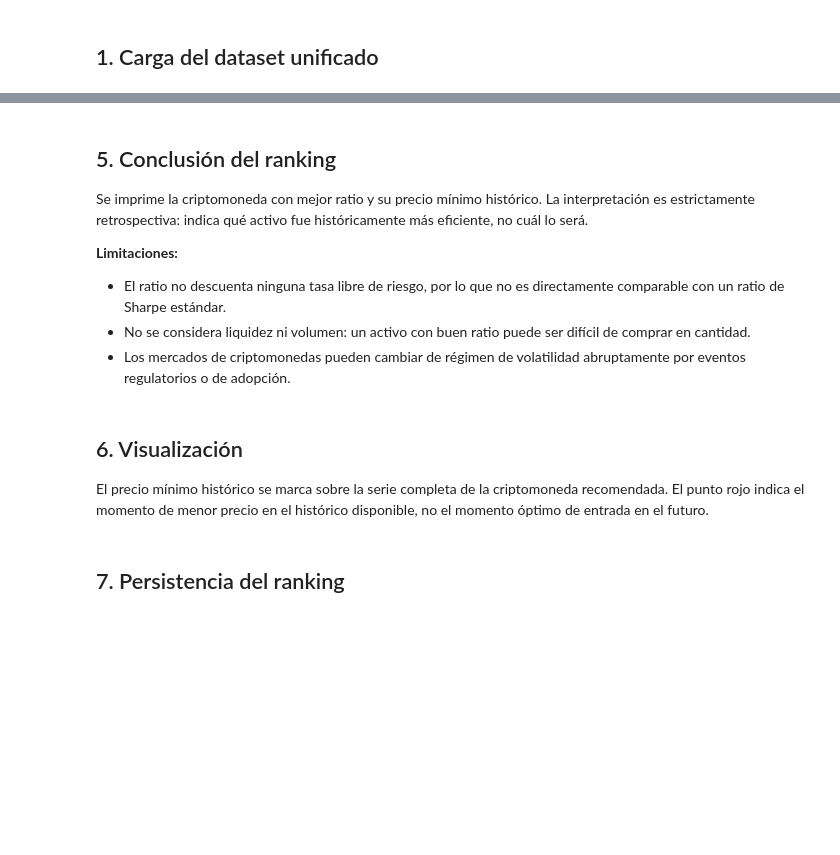
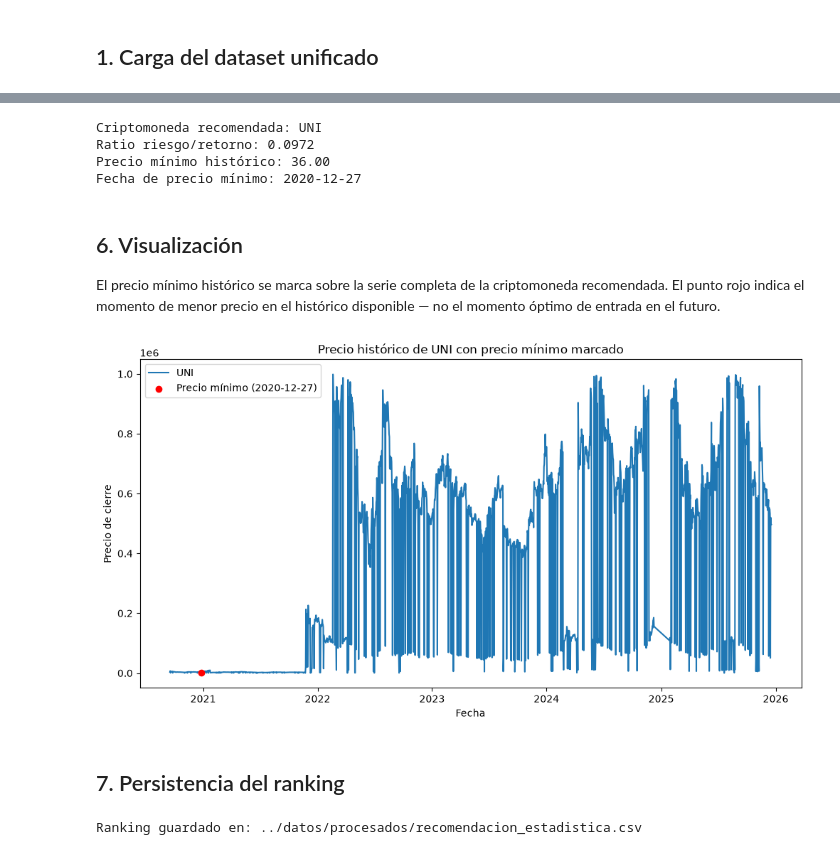
Before and after one commit to alerrandroFerreira/data-analytics-project, a Jupyter notebook: projects/analisis-volatilidad-cripto/notebooks/03_recomendaciones_estadisticas.ipynb, the cells around one changed output, grey strips where cells are left out. Drawn from its saved outputs; the diff is of its cells as text; code cells hidden in the pictures; blank space fills up the shorter version.

```diff
--- a/projects/analisis-volatilidad-cripto/notebooks/03_recomendaciones_estadisticas.ipynb
+++ b/projects/analisis-volatilidad-cripto/notebooks/03_recomendaciones_estadisticas.ipynb
@@ -34,0 +53,16 @@ df = df.sort_values(["cripto_id", "fecha"]).reset_index(drop=True)
+# %%
+# 4. Estadísticas agregadas por cripto
+def calcular_metricas(grupo):
+    retorno = grupo["retorno_diario"].dropna()
+    idx_min = grupo["cierre"].idxmin()
+    return pd.Series({
+        "retorno_promedio_diario": retorno.mean(),
+        "volatilidad": retorno.std(),
+        "ratio_riesgo_retorno": retorno.mean() / retorno.std() if retorno.std() != 0 else np.nan,
+        "precio_minimo": grupo["cierre"].min(),
+        "fecha_precio_minimo": grupo.loc[idx_min, "fecha"].strftime("%Y-%m-%d"),
+        "drawdown_max": grupo["drawdown"].max()
+    })
+
+metricas = df.groupby("cripto_id").apply(calcular_metricas, include_groups=False).reset_index()
+print(metricas.to_string())
@@ -43,9 +81,0 @@ df["retorno_diario"] = df.groupby("cripto_id")["cierre"].pct_change()
-# %% [markdown]
-## 5. Conclusión del ranking
-
-Se imprime la criptomoneda con mejor ratio y su precio mínimo histórico. La interpretación es estrictamente retrospectiva: indica qué activo fue históricamente más eficiente, no cuál lo será.
-
-**Limitaciones:**
-- El ratio no descuenta ninguna tasa libre de riesgo, por lo que no es directamente comparable con un ratio de Sharpe estándar.
-- No se considera liquidez ni volumen: un activo con buen ratio puede ser difícil de comprar en cantidad.
-- Los mercados de criptomonedas pueden cambiar de régimen de volatilidad abruptamente por eventos regulatorios o de adopción.
@@ -54,4 +82,17 @@ Se imprime la criptomoneda con mejor ratio y su precio mínimo histórico. La in
+# %%
+# 5. Recomendar cripto y fecha de compra
+ranking = metricas.sort_values("ratio_riesgo_retorno", ascending=False).reset_index(drop=True)
+recomendada = ranking.iloc[0]
+print(f"\nCriptomoneda recomendada: {recomendada['cripto_id']}")
+print(f"Ratio riesgo/retorno: {recomendada['ratio_riesgo_retorno']:.4f}")
+print(f"Precio mínimo histórico: {recomendada['precio_minimo']:.2f}")
+print(f"Fecha de precio mínimo: {recomendada['fecha_precio_minimo']}")
+# %% [output]
+Criptomoneda recomendada: UNI
+Ratio riesgo/retorno: 0.0972
+Precio mínimo histórico: 36.00
+Fecha de precio mínimo: 2020-12-27
 # %% [markdown]
 ## 6. Visualización
 
-El precio mínimo histórico se marca sobre la serie completa de la criptomoneda recomendada. El punto rojo indica el momento de menor precio en el histórico disponible, no el momento óptimo de entrada en el futuro.
+El precio mínimo histórico se marca sobre la serie completa de la criptomoneda recomendada. El punto rojo indica el momento de menor precio en el histórico disponible — no el momento óptimo de entrada en el futuro.
@@ -61,2 +99,19 @@ df["drawdown"] = df["cierre_max"] - df["cierre"]
+# %%
+# 6. Visualización
+df_cripto = df[df["cripto_id"] == recomendada["cripto_id"]].copy()
+fecha_min = pd.to_datetime(recomendada["fecha_precio_minimo"])
+precio_min = recomendada["precio_minimo"]
+
+plt.figure(figsize=(12, 6))
+plt.plot(df_cripto["fecha"], df_cripto["cierre"], label=recomendada["cripto_id"])
+plt.scatter([fecha_min], [precio_min], color="red", zorder=5,
+            label=f"Precio mínimo ({fecha_min.date()})")
+plt.title(f"Precio histórico de {recomendada['cripto_id']} con precio mínimo marcado")
+plt.xlabel("Fecha")
+plt.ylabel("Precio de cierre")
+plt.legend()
+plt.show()
+# %% [output]
+[figure, added]
 # %% [markdown]
 ## 7. Persistencia del ranking
@@ -64,0 +118,7 @@ df["drawdown"] = df["cierre_max"] - df["cierre"]
+# %%
+# 7. Guardar recomendaciones en CSV
+ruta_salida = "../datos/procesados/recomendacion_estadistica.csv"
+ranking.to_csv(ruta_salida, index=False, encoding="utf-8", sep=';')
+print(f"Ranking guardado en: {ruta_salida}")
+# %% [output]
+Ranking guardado en: ../datos/procesados/recomendacion_estadistica.csv
```
Also changed, not shown: parts of 16 cells of this notebook, 3 other files.
